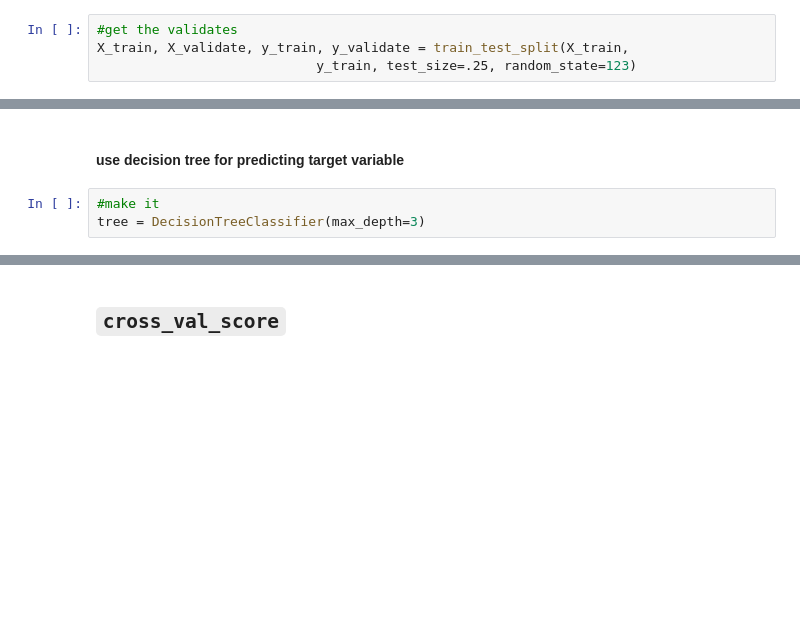
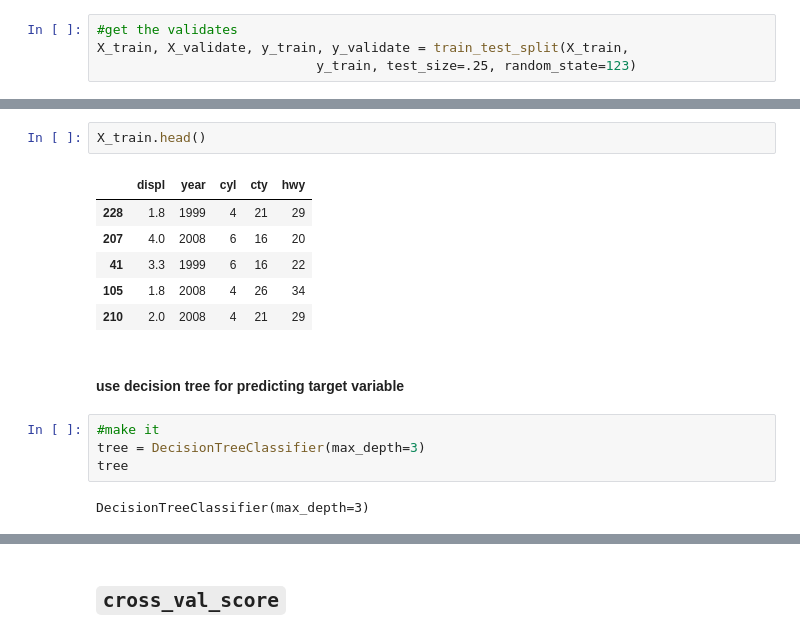
Before and after one commit to CodeupClassroom/pagel-adv-topics, a Jupyter notebook: cross_validation_lesson.ipynb, the cells around one changed output, grey strips where cells are left out. Saved outputs shown, nothing was run; the diff lists cells and outputs as text; blank space fills up the shorter version.

```diff
--- a/cross_validation_lesson.ipynb
+++ b/cross_validation_lesson.ipynb
@@ -51,8 +111,20 @@ X_train, X_validate, y_train, y_validate = train_test_split(X_train,
+# %%
+X_train.head()
+# %% [output]
+|  | displ | year | cyl | cty | hwy |
+| 228 | 1.8 | 1999 | 4 | 21 | 29 |
+| 207 | 4.0 | 2008 | 6 | 16 | 20 |
+| 41 | 3.3 | 1999 | 6 | 16 | 22 |
+| 105 | 1.8 | 2008 | 4 | 26 | 34 |
+| 210 | 2.0 | 2008 | 4 | 21 | 29 |
 # %% [markdown]
 #### use decision tree for predicting target variable
 # %%
 #make it
 tree = DecisionTreeClassifier(max_depth=3)
+tree
+# %% [output]
+DecisionTreeClassifier(max_depth=3)
 # %%
 #fit it
 tree.fit(X_train, y_train)
```
Also changed, not shown: parts of 47 cells of this notebook.
